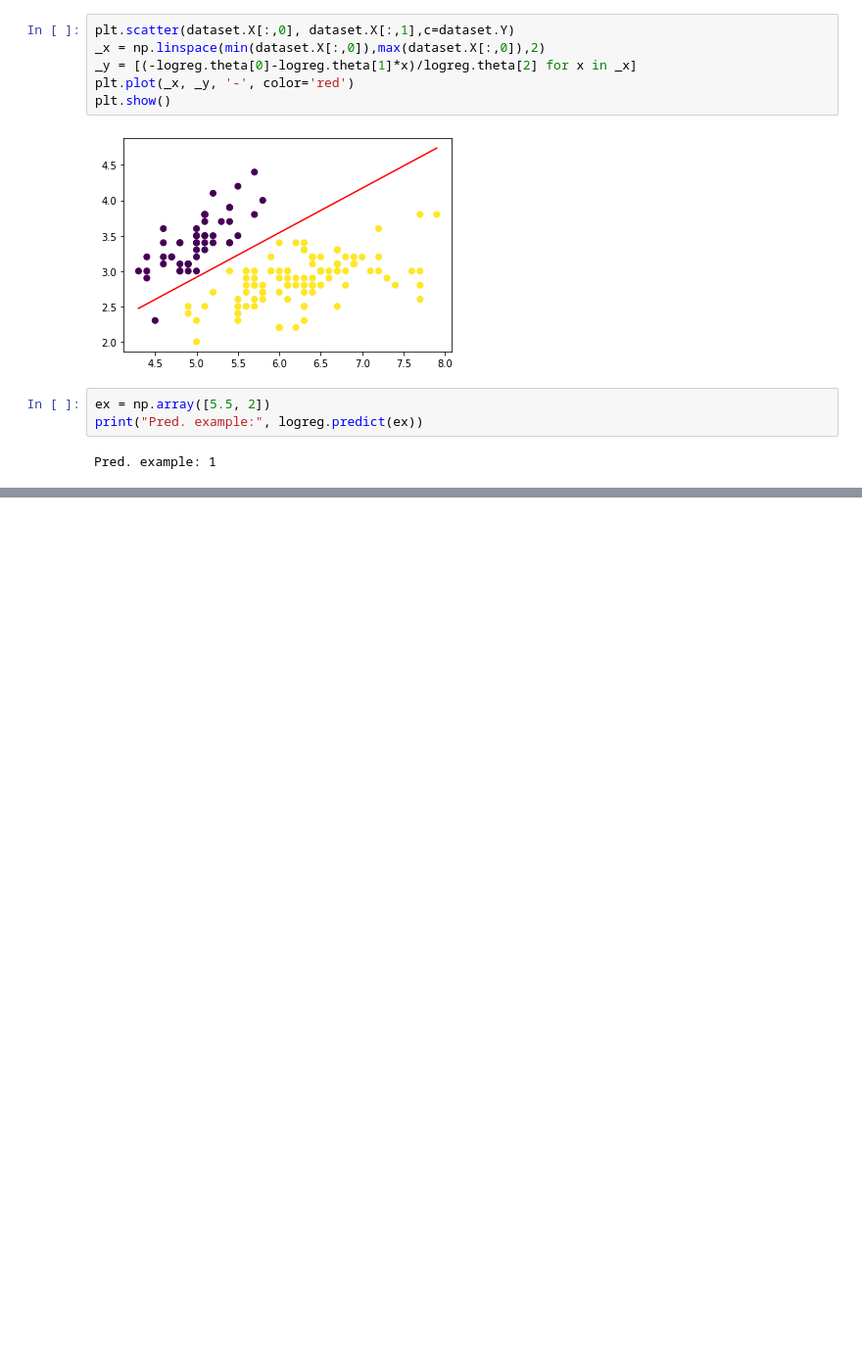
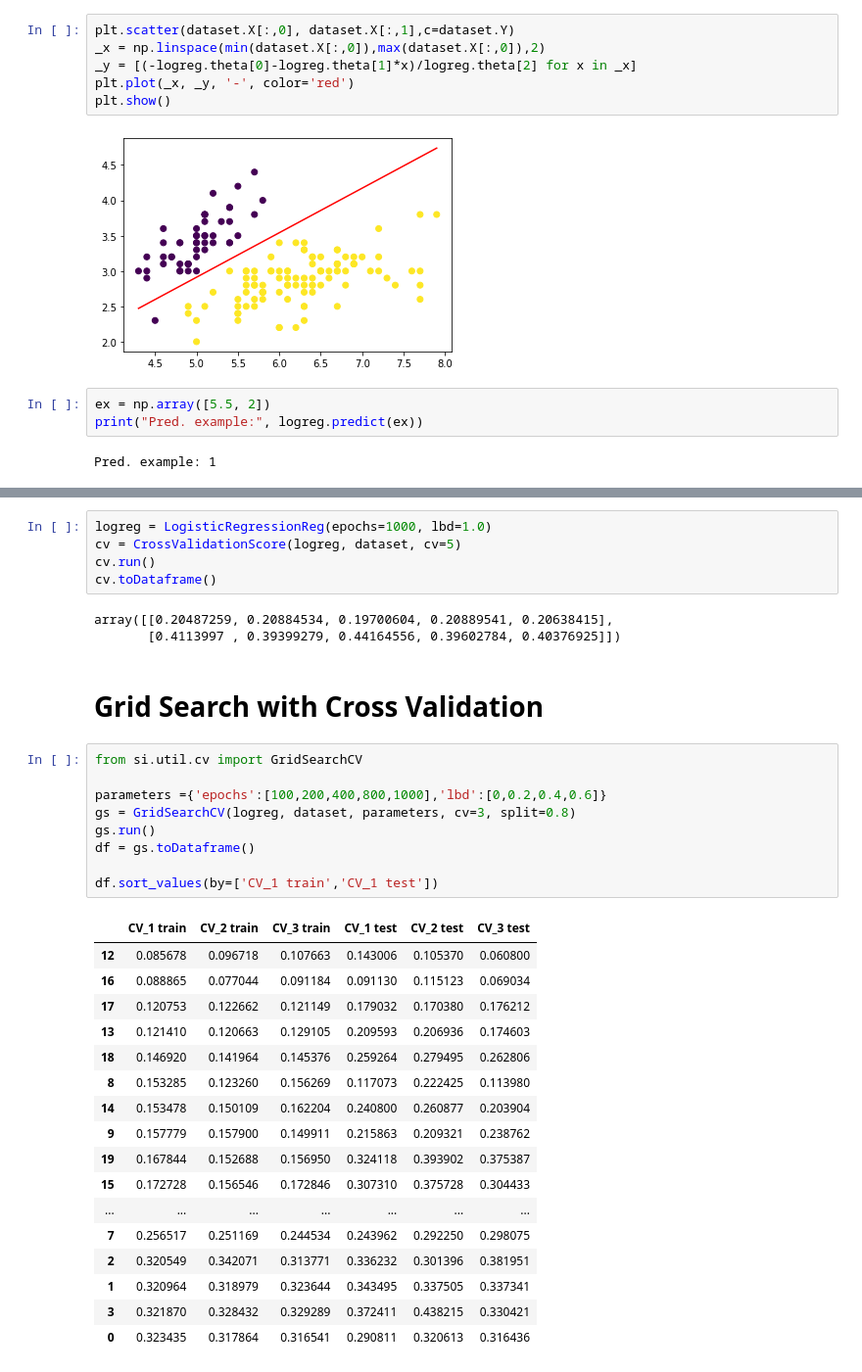
Before and after one commit to pg42859/SIB, a Jupyter notebook: scripts/eval2.ipynb, the cells around one changed output, grey strips where cells are left out. Shown at 98% size. Saved outputs shown, nothing was run; the diff lists cells and outputs as text; blank space fills up the shorter version.

```diff
--- a/scripts/eval2.ipynb
+++ b/scripts/eval2.ipynb
@@ -163,0 +182,37 @@ Pred. example: 1
+# %%
+logreg = LogisticRegressionReg(epochs=1000, lbd=1.0)
+cv = CrossValidationScore(logreg, dataset, cv=5)
+cv.run()
+cv.toDataframe()
+# %% [output]
+array([[0.20487259, 0.20884534, 0.19700604, 0.20889541, 0.20638415],
+       [0.4113997 , 0.39399279, 0.44164556, 0.39602784, 0.40376925]])
+# %% [markdown]
+# Grid Search with Cross Validation
+# %%
+from si.util.cv import GridSearchCV
+
+parameters ={'epochs':[100,200,400,800,1000],'lbd':[0,0.2,0.4,0.6]}
+gs = GridSearchCV(logreg, dataset, parameters, cv=3, split=0.8)
+gs.run()
+df = gs.toDataframe()
+
+df.sort_values(by=['CV_1 train','CV_1 test'])
+# %% [output]
+|  | CV_1 train | CV_2 train | CV_3 train | CV_1 test | CV_2 test | CV_3 test |
+| 12 | 0.085678 | 0.096718 | 0.107663 | 0.143006 | 0.105370 | 0.060800 |
+| 16 | 0.088865 | 0.077044 | 0.091184 | 0.091130 | 0.115123 | 0.069034 |
+| 17 | 0.120753 | 0.122662 | 0.121149 | 0.179032 | 0.170380 | 0.176212 |
+| 13 | 0.121410 | 0.120663 | 0.129105 | 0.209593 | 0.206936 | 0.174603 |
+| 18 | 0.146920 | 0.141964 | 0.145376 | 0.259264 | 0.279495 | 0.262806 |
+| 8 | 0.153285 | 0.123260 | 0.156269 | 0.117073 | 0.222425 | 0.113980 |
+| 14 | 0.153478 | 0.150109 | 0.162204 | 0.240800 | 0.260877 | 0.203904 |
+| 9 | 0.157779 | 0.157900 | 0.149911 | 0.215863 | 0.209321 | 0.238762 |
+| 19 | 0.167844 | 0.152688 | 0.156950 | 0.324118 | 0.393902 | 0.375387 |
+| 15 | 0.172728 | 0.156546 | 0.172846 | 0.307310 | 0.375728 | 0.304433 |
+| ... | ... | ... | ... | ... | ... | ... |
+| 7 | 0.256517 | 0.251169 | 0.244534 | 0.243962 | 0.292250 | 0.298075 |
+| 2 | 0.320549 | 0.342071 | 0.313771 | 0.336232 | 0.301396 | 0.381951 |
+| 1 | 0.320964 | 0.318979 | 0.323644 | 0.343495 | 0.337505 | 0.337341 |
+| 3 | 0.321870 | 0.328432 | 0.329289 | 0.372411 | 0.438215 | 0.330421 |
+| 0 | 0.323435 | 0.317864 | 0.316541 | 0.290811 | 0.320613 | 0.316436 |
```
Also changed, not shown: parts of 7 cells of this notebook, 5 other files.
